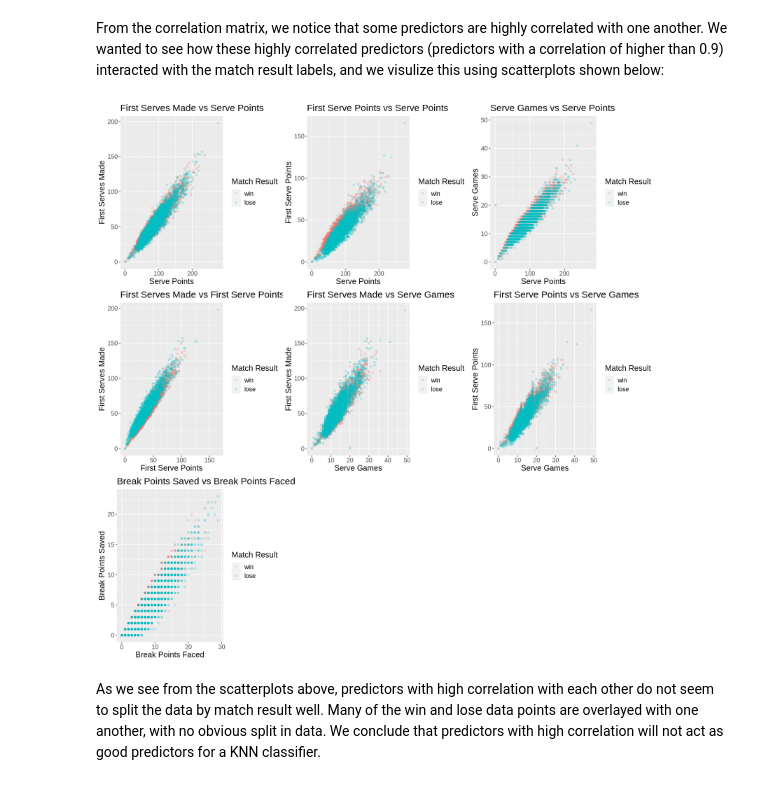
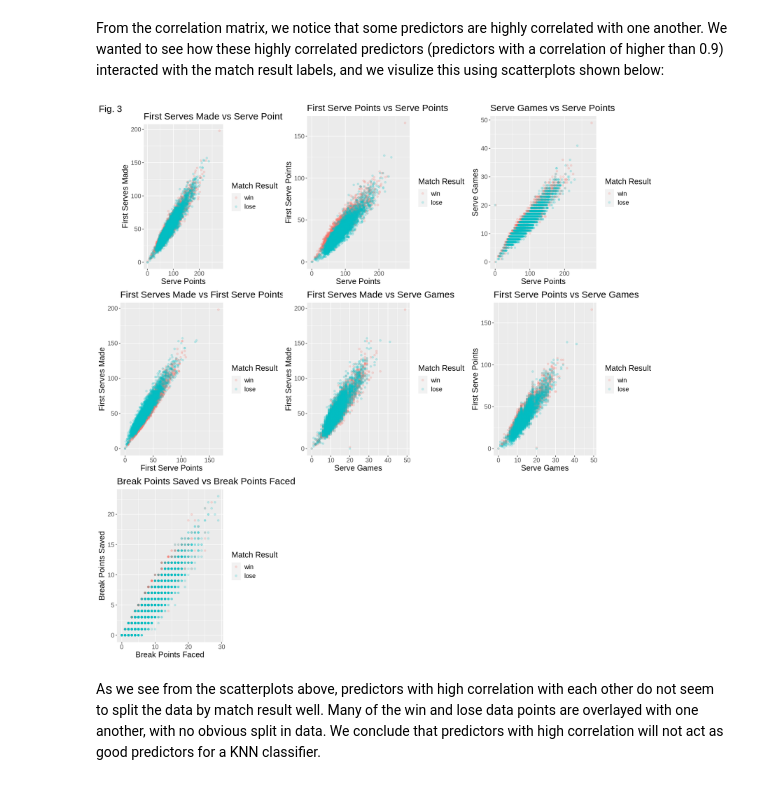
Before and after one commit to sleung124/DSCI100_group_proj, a Jupyter notebook: tennis_analysis.ipynb, the cells around one changed output. Saved outputs shown, nothing was run; the diff lists cells and outputs as text; code cells hidden in the pictures.

```diff
--- a/tennis_analysis.ipynb
+++ b/tennis_analysis.ipynb
@@ -269,7 +281,7 @@ options(repr.plot.height = 15, repr.plot.width = 15)
 
 tennis_train_1 <- ggplot(tennis_train[,2:12], aes(x=serve_points, y=first_serves_made, color=match_result)) +
                     geom_point(alpha=0.2) +
-                    labs(x='Serve Points', y='First Serves Made', title='First Serves Made vs Serve Points', color='Match Result') +
+                    labs(x='Serve Points', y='First Serves Made', title='First Serves Made vs Serve Points', color='Match Result', tag='Fig. 3') +
                     theme(text = element_text(size = 15))
 
 tennis_train_2 <- ggplot(tennis_train[,2:12], aes(x=serve_points, y=first_serve_points, color=match_result)) +
@@ -277,34 +289,34 @@ tennis_train_2 <- ggplot(tennis_train[,2:12], aes(x=serve_points, y=first_serve_
                     labs(x='Serve Points', y='First Serve Points', title='First Serve Points vs Serve Points', color='Match Result') +
                     theme(text = element_text(size = 15))
 
 tennis_train_3 <- ggplot(tennis_train[,2:12], aes(x=serve_points, y=serve_games, color=match_result)) +
                     geom_point(alpha=0.2) +
                     labs(x='Serve Points', y='Serve Games', title='Serve Games vs Serve Points', color='Match Result') +
                     theme(text = element_text(size = 15))
 
 tennis_train_4 <- ggplot(tennis_train[,2:12], aes(x=first_serve_points, y=first_serves_made, color=match_result)) +
                     geom_point(alpha=0.2) +
                     labs(x='First Serve Points', y='First Serves Made', title='First Serves Made vs First Serve Points', color='Match Result') +
                     theme(text = element_text(size = 15))
 
 tennis_train_5 <- ggplot(tennis_train[,2:12], aes(x=serve_games, y=first_serves_made, color=match_result)) +
                     geom_point(alpha=0.2) +
                     labs(x='Serve Games', y='First Serves Made', title='First Serves Made vs Serve Games', color='Match Result') +
                     theme(text = element_text(size = 15))
 
 tennis_train_6 <- ggplot(tennis_train[,2:12], aes(x=serve_games, y=first_serve_points, color=match_result)) +
                     geom_point(alpha=0.2) +
                     labs(x='Serve Games', y='First Serve Points', title='First Serve Points vs Serve Games', color='Match Result') +
                     theme(text = element_text(size = 15))
 
 tennis_train_7 <- ggplot(tennis_train[,2:12], aes(x=break_points_faced, y=break_points_saved, color=match_result)) +
                     geom_point(alpha=0.2) +
                     labs(x='Break Points Faced', y='Break Points Saved', title='Break Points Saved vs Break Points Faced', color='Match Result') +
                     theme(text = element_text(size = 15))
 
 plot_grid(tennis_train_1,tennis_train_2,tennis_train_3,tennis_train_4,tennis_train_5,tennis_train_6,tennis_train_7)
 # %% [output]
-[figure, old version]
+[figure, new version]
 # %% [markdown]
 As we see from the scatterplots above, predictors with high correlation with each other do not seem to split the data by match result well. Many of the win and lose data points are overlayed with one another, with no obvious split in data. We conclude that predictors with high correlation will not act as good predictors for a KNN classifier.
 # %%
```
Also changed, not shown: parts of 11 cells of this notebook.
